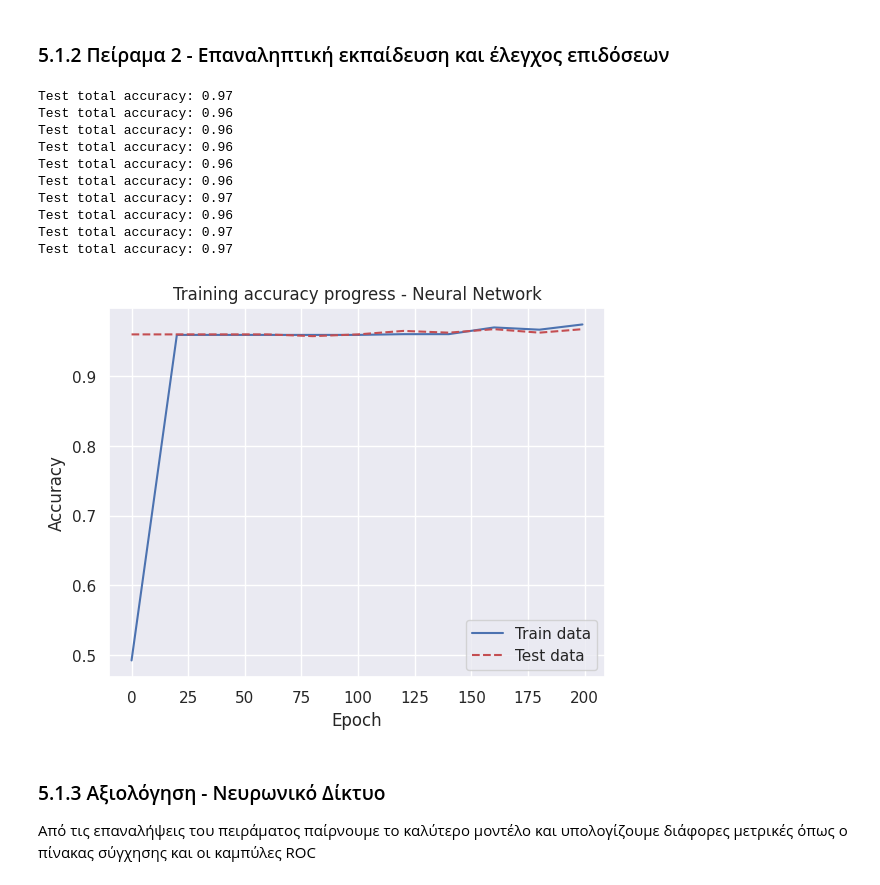
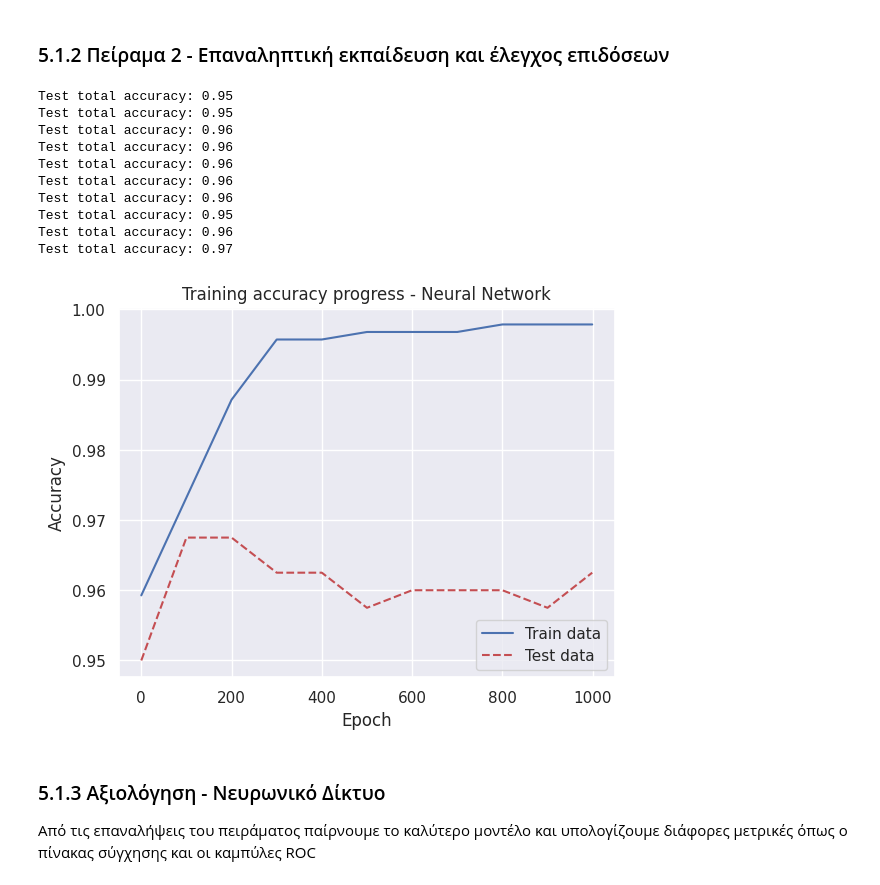
Before and after one commit to AAleksandros/HUA-DIT-Data-mining-project, a Jupyter notebook: project.ipynb, the cells around one changed output. Drawn from its saved outputs; the diff is of its cells as text; code cells hidden in the pictures.

```diff
--- a/project.ipynb
+++ b/project.ipynb
@@ -831,8 +786,7 @@ df_nn = df_cl.drop(['film','year','opening_weekend', 'domestic_gross',
 Εκπαιδεύουμε το μοντέλο για κάθε για κάθε Ν:1 λόγο ισοροποίας κλάσεων με τη μέθοδο 5-fold cross validation.
 # %%
 # Class balance ratios to train
-# TODO find a better way to calculate ratio
-balance_ratios = [1, 2, 4, 8, 16]
+balance_ratios = [20, 16, 12, 8, 4, 3, 2, 1]
 
 data_report_nn = {
     'model': 'Neural network',
@@ -850,7 +804,7 @@ non_oscar_movies = df_nn[df_nn['oscar_winners'] == 0]
 results_nn = []
 for ratio in balance_ratios:
     # Select balance
-    df_nn_balanced = pd.concat([oscar_movies, non_oscar_movies.sample(frac=1/ratio)], axis=0)
+    df_nn_balanced = pd.concat([oscar_movies, non_oscar_movies.sample(n=(ratio * oscar_movies.shape[0]))], axis=0)
 
     # Prepare dataset for training k-fold splits
     X = df_nn_balanced.drop(['oscar_winners'], axis=1)
@@ -872,14 +826,14 @@ for ratio in balance_ratios:
                                                     device='cpu',
                                                     learning_rate=0.01)
 
-        train_progress = model.fit(accuracy_fn, X_train, y_train, X_test, y_test, epochs=200, seed=None, verbose=False)
+        train_progress = model.fit(accuracy_fn, X_train, y_train, X_test, y_test, epochs=1000, seed=None, verbose=False)
 
         # Test on test split
         y_pred, acc = model.test(accuracy_fn, X_test, y_test)
 
         report = classification_report(y_test, torch.round(torch.sigmoid(y_pred)), output_dict=True, zero_division=0.0)
 
-        results_nn.append({'balance' : f'1/{ratio}',
+        results_nn.append({'balance' : f'{ratio}:1',
                             # 'model_params' : n_params,
                             'accuracy' : acc,
                             'acc_prog': train_progress,
@@ -891,10 +845,10 @@ for ratio in balance_ratios:
                         })
 
     # calculate average metrics between k-folds for a selected balance
-    data_report_nn['1_recall'].append(np.average([x['classification_report']['1.0']['precision'] for x in results_nn if x['balance'] == f'1/{ratio}' ]))
-    data_report_nn['1_f1-score'].append(np.average([x['classification_report']['1.0']['f1-score'] for x in results_nn if x['balance'] == f'1/{ratio}']))
-    data_report_nn['accuracy'].append(np.average([x['accuracy'] for x in results_nn if x['balance'] == f'1/{ratio}']))
+    data_report_nn['1_recall'].append(np.average([x['classification_report']['1.0']['precision'] for x in results_nn if x['balance'] == f'{ratio}:1']))
+    data_report_nn['1_f1-score'].append(np.average([x['classification_report']['1.0']['f1-score'] for x in results_nn if x['balance'] == f'{ratio}:1']))
+    data_report_nn['accuracy'].append(np.average([x['accuracy'] for x in results_nn if x['balance'] == f'{ratio}:1']))
 
-# Add results to experiment a list
+# Add results to experiment A list
 exp_a_data = [data_report_nn]
 # %% [output]
@@ -955,7 +924,7 @@ for i in range(iterations):
                                                     device='cpu',
                                                     learning_rate=0.01)
 
-    train_progress = model.fit(accuracy_fn, X_train, y_train, X_test, y_test, epochs=200, seed=None, verbose=False)
+    train_progress = model.fit(accuracy_fn, X_train, y_train, X_test, y_test, epochs=1000, seed=None, verbose=False)
 
     y_pred, acc = model.test(accuracy_fn, X_test, y_test)
 
@@ -982,30 +951,33 @@ exp_b_data = [{
                 'iterations' : iterations
             }]
 # %% [output]
-Test total accuracy: 0.97
+Test total accuracy: 0.95
+Test total accuracy: 0.95
 Test total accuracy: 0.96
 Test total accuracy: 0.96
 Test total accuracy: 0.96
 Test total accuracy: 0.96
 Test total accuracy: 0.96
-Test total accuracy: 0.97
+Test total accuracy: 0.95
 Test total accuracy: 0.96
 Test total accuracy: 0.97
-Test total accuracy: 0.97
 # %%
 # Select best model from expereiment 2
 best_preds = max(results_nn_2, key=lambda a:a['classification_report']['1.0']['f1-score'])
 
+# Plot training accuracy
+# sns.reset_orig()
+sns.set_theme()
 plt.plot([d['epoch'] for d in best_preds['acc_prog']], [d['train_acc'] for d in best_preds['acc_prog']], label='Train data')
 plt.plot([d['epoch'] for d in best_preds['acc_prog']], [d['test_acc'] for d in best_preds['acc_prog']], 'r--', label='Test data')
 plt.title('Training accuracy progress - Neural Network')
 plt.xlabel('Epoch')
 plt.ylabel('Accuracy')
 # plt.ylim(0,1)
 plt.legend()
 plt.show()
 # %% [output]
-[figure, old version]
+[figure, new version]
 # %% [markdown]
 ### 5.1.3 Αξιολόγηση - Νευρωνικό Δίκτυο
 Από τις επαναλήψεις του πειράματος παίρνουμε το καλύτερο μοντέλο και υπολογίζουμε διάφορες μετρικές όπως ο πίνακας σύγχησης και οι καμπύλες ROC
```
Also changed, not shown: parts of 23 cells of this notebook, 1 other file.
